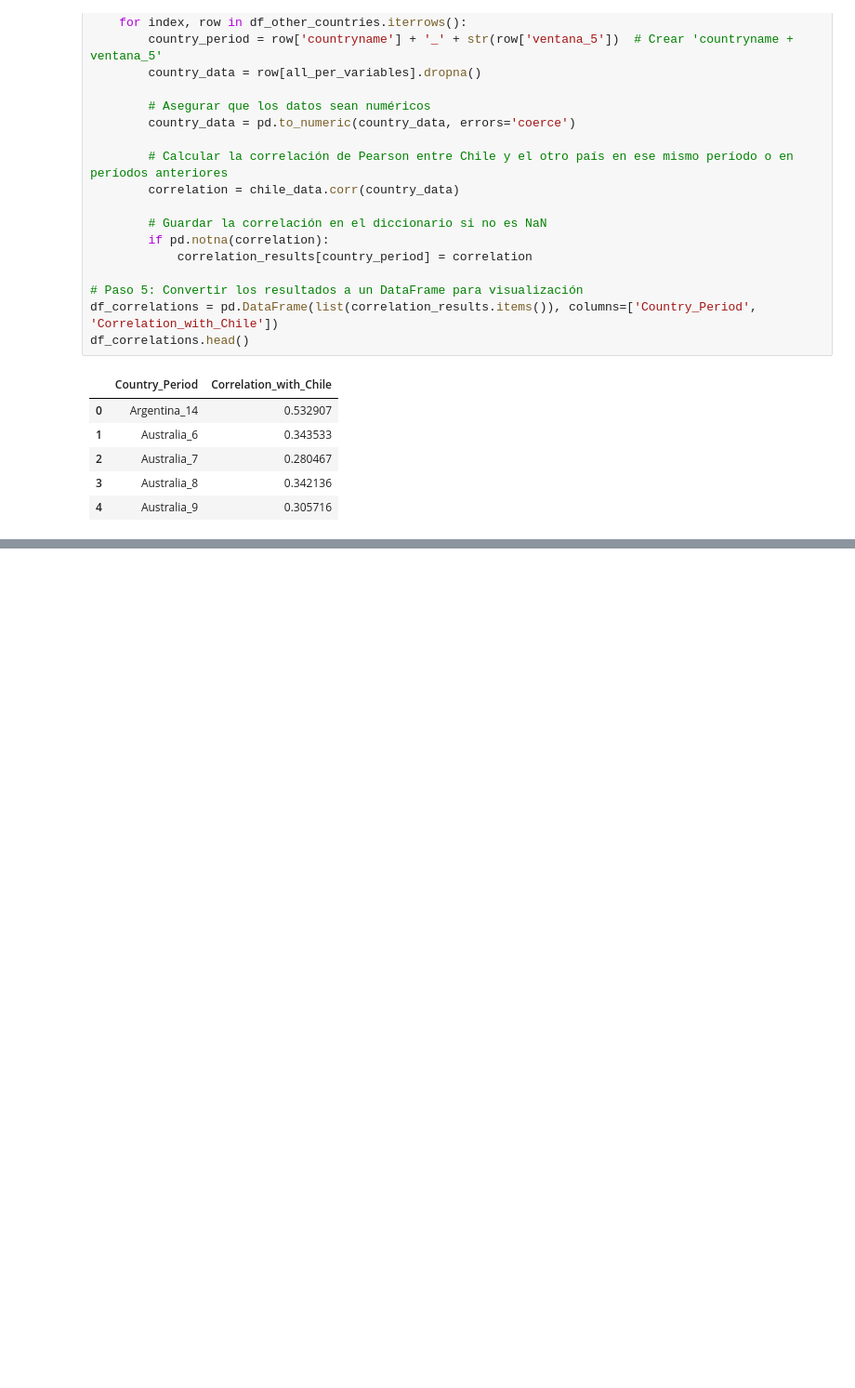
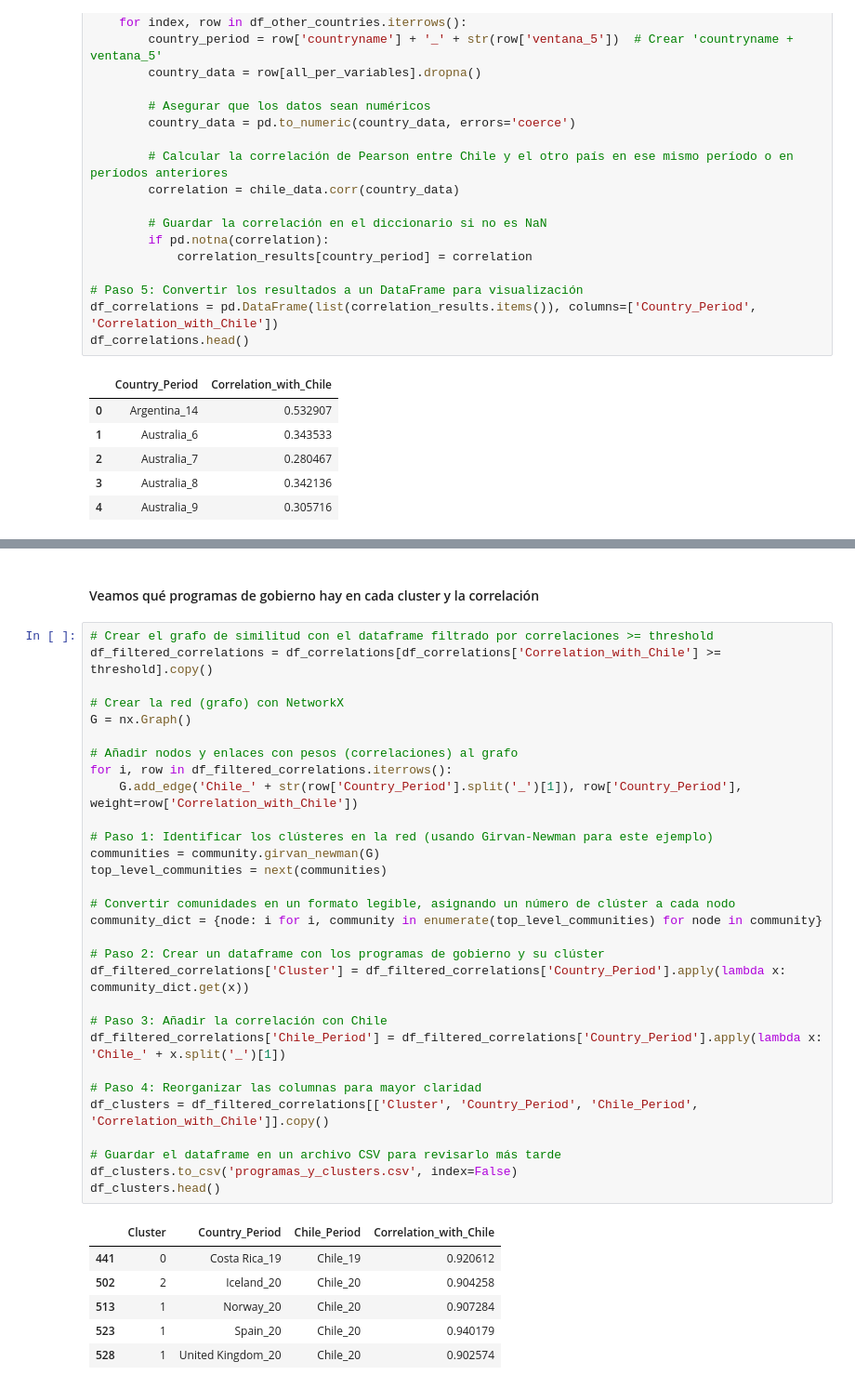
Before and after one commit to MatiasBunsterRaby/Capstone_git, a Jupyter notebook: notebooks/Pruebas_correlaciones.ipynb, the cells around one changed output, grey strips where cells are left out. Shown: that part at 93% size. Cells and saved outputs as stored; diff of their text form; blank space fills up the shorter version.

```diff
--- a/notebooks/Pruebas_correlaciones.ipynb
+++ b/notebooks/Pruebas_correlaciones.ipynb
@@ -425,0 +499,39 @@ plt.show()
+# %% [markdown]
+#### Veamos qué programas de gobierno hay en cada cluster y la correlación
+# %%
+# Crear el grafo de similitud con el dataframe filtrado por correlaciones >= threshold
+df_filtered_correlations = df_correlations[df_correlations['Correlation_with_Chile'] >= threshold].copy()
+
+# Crear la red (grafo) con NetworkX
+G = nx.Graph()
+
+# Añadir nodos y enlaces con pesos (correlaciones) al grafo
+for i, row in df_filtered_correlations.iterrows():
+    G.add_edge('Chile_' + str(row['Country_Period'].split('_')[1]), row['Country_Period'], weight=row['Correlation_with_Chile'])
+
+# Paso 1: Identificar los clústeres en la red (usando Girvan-Newman para este ejemplo)
+communities = community.girvan_newman(G)
+top_level_communities = next(communities)
+
+# Convertir comunidades en un formato legible, asignando un número de clúster a cada nodo
+community_dict = {node: i for i, community in enumerate(top_level_communities) for node in community}
+
+# Paso 2: Crear un dataframe con los programas de gobierno y su clúster
+df_filtered_correlations['Cluster'] = df_filtered_correlations['Country_Period'].apply(lambda x: community_dict.get(x))
+
+# Paso 3: Añadir la correlación con Chile
+df_filtered_correlations['Chile_Period'] = df_filtered_correlations['Country_Period'].apply(lambda x: 'Chile_' + x.split('_')[1])
+
+# Paso 4: Reorganizar las columnas para mayor claridad
+df_clusters = df_filtered_correlations[['Cluster', 'Country_Period', 'Chile_Period', 'Correlation_with_Chile']].copy()
+
+# Guardar el dataframe en un archivo CSV para revisarlo más tarde
+df_clusters.to_csv('programas_y_clusters.csv', index=False)
+df_clusters.head()
+# %% [output]
+|  | Cluster | Country_Period | Chile_Period | Correlation_with_Chile |
+| 441 | 0 | Costa Rica_19 | Chile_19 | 0.920612 |
+| 502 | 2 | Iceland_20 | Chile_20 | 0.904258 |
+| 513 | 1 | Norway_20 | Chile_20 | 0.907284 |
+| 523 | 1 | Spain_20 | Chile_20 | 0.940179 |
+| 528 | 1 | United Kingdom_20 | Chile_20 | 0.902574 |
```
Also changed, not shown: parts of 7 cells of this notebook, 2 other files.
